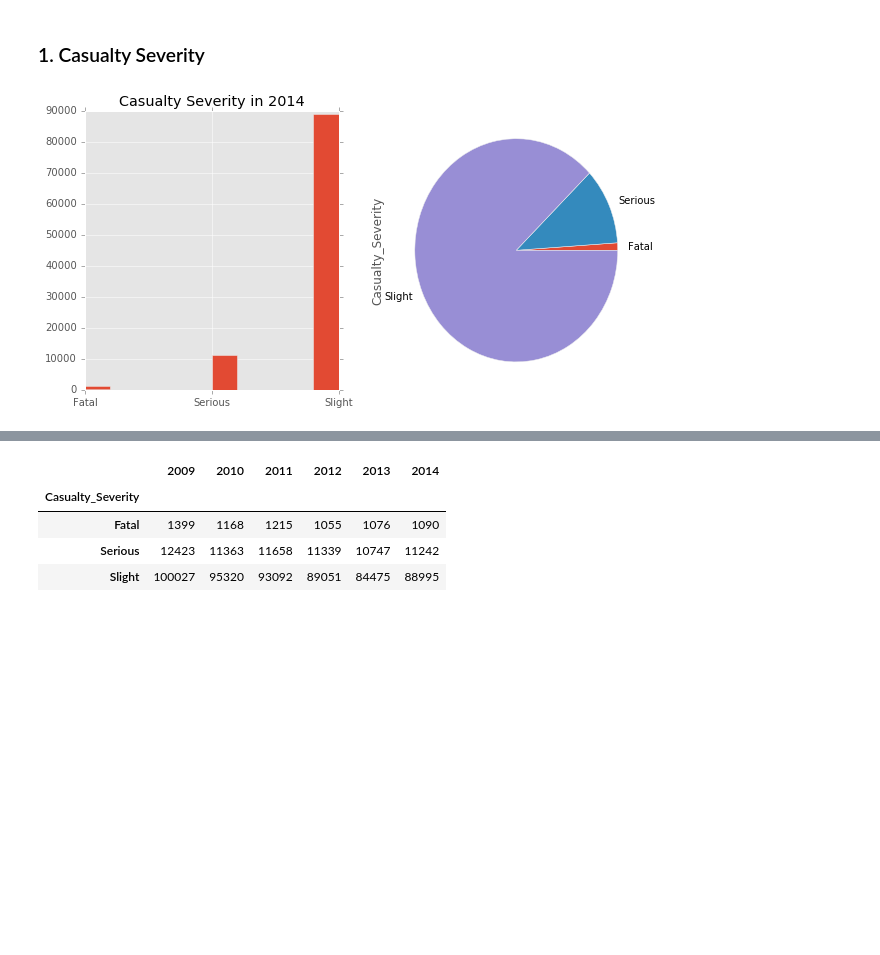
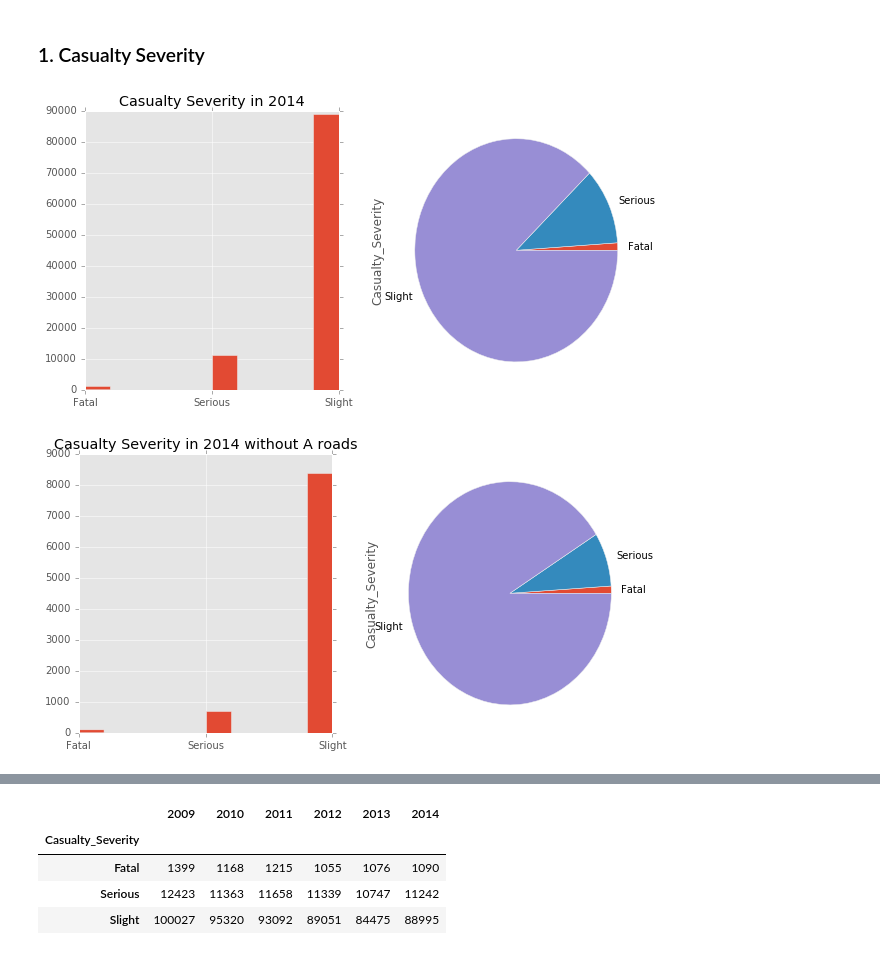
Before and after one commit to evxu/road-safety-project, a Jupyter notebook: Data_Exploration_2.ipynb, the cells around one changed output, grey strips where cells are left out. Drawn from its saved outputs; the diff is of its cells as text; code cells hidden in the pictures; blank space fills up the shorter version.

```diff
--- a/Data_Exploration_2.ipynb
+++ b/Data_Exploration_2.ipynb
@@ -198,19 +236,27 @@ for j, v in zip(x, n):
 ### 1. Casualty Severity
 # %%
 %matplotlib inline
-df = pd.read_csv('data1/Casualties_2014.csv',low_memory=False)
-df = df['Casualty_Severity']
-plt.figure(figsize = (10,5))
-plt.subplot(1,2,1)
-df.hist()
-plt.xticks([1,2,3],['Fatal', 'Serious','Slight'])
-plt.title('Casualty Severity in 2014')
+df1 = pd.read_csv('data1/Casualties_2014.csv',low_memory=False)
+df1 = df1['Casualty_Severity']
+df2 = pd.read_csv('data1/Casualties_M_2014.csv',low_memory=False)
+df2 = df2['Casualty_Severity']
+i = 0
+for df in [df1,df2]:
+    plt.figure(figsize = (10,5))
+    plt.subplot(1,2,1)
+    df.hist()
+    plt.xticks([1,2,3],['Fatal', 'Serious','Slight'])
+    if i==0:
+        plt.title('Casualty Severity in 2014')
+    else:
+        plt.title('Casualty Severity in 2014 without A roads')
 
-plt.subplot(1,2,2)
-s = df.value_counts()
-s = s.reindex([1,2,3])
-labels = ['Fatal', 'Serious','Slight']
-s.plot.pie(labels = labels)
-plt.show()
+    plt.subplot(1,2,2)
+    s = df.value_counts()
+    s = s.reindex([1,2,3])
+    labels = ['Fatal', 'Serious','Slight']
+    s.plot.pie(labels = labels)
+    i += 1
 # %% [output]
 [figure]
+[figure, added]
```
Also changed, not shown: parts of 21 cells of this notebook, 6 other files.
